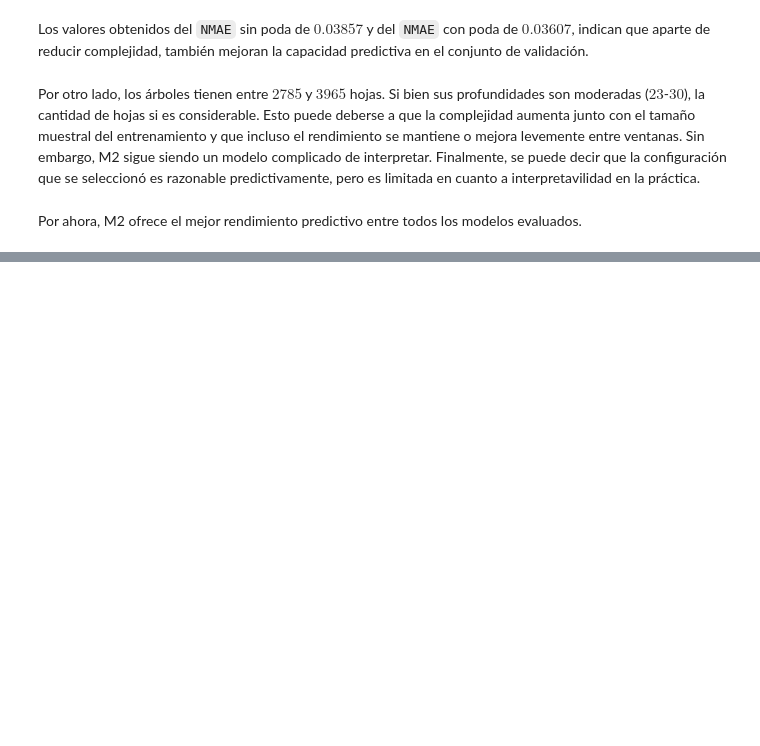
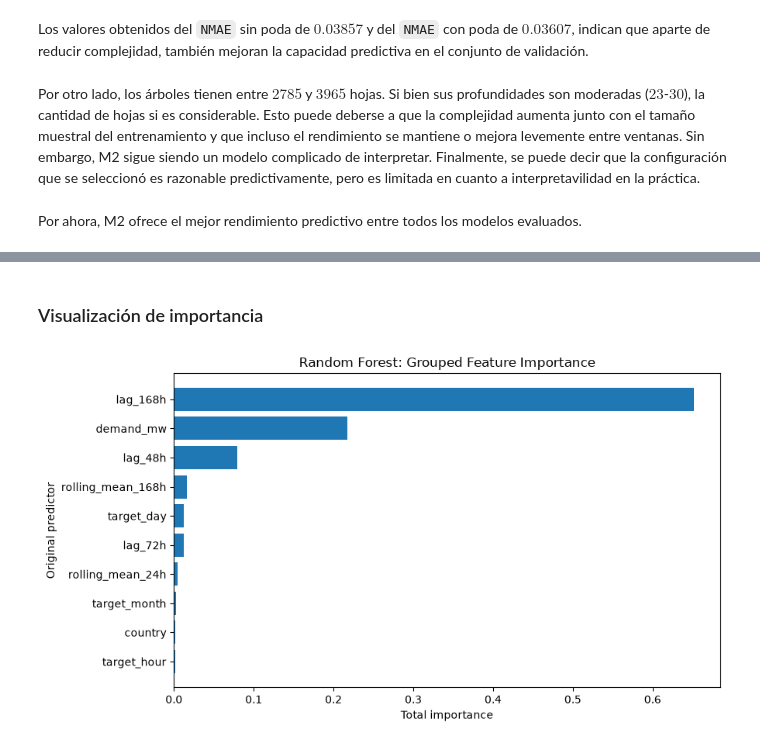
Before and after one commit to jorge-mardones-data/electricity-demand-forecasting, a Jupyter notebook: notebooks/03_model_development.ipynb, the cells around one changed output, grey strips where cells are left out. Saved outputs shown, nothing was run; the diff lists cells and outputs as text; code cells hidden in the pictures; blank space fills up the shorter version.

```diff
--- a/notebooks/03_model_development.ipynb
+++ b/notebooks/03_model_development.ipynb
@@ -904,0 +1437,30 @@ Por ahora, M2 ofrece el mejor rendimiento predictivo entre todos los modelos eva
+# %%
+# Group transformed feature importance by original predictor
+
+def get_original_predictor(feature_name):
+
+    for predictor in candidate_predictors:
+
+        if (
+            feature_name == f"num__{predictor}"
+            or feature_name == f"cat__{predictor}"
+            or feature_name.startswith(f"cat__{predictor}_")
+        ):
+            return predictor
+
+    return feature_name
+
+
+feature_importance["original_predictor"] = (
+    feature_importance["feature"].apply(get_original_predictor)
+)
+
+m3_grouped_importance = (
+    feature_importance
+    .groupby("original_predictor")["importance"]
+    .sum()
+    .sort_values(ascending=False)
+    .reset_index()
+)
+
+display(m3_grouped_importance)
@@ -904,0 +1479,18 @@ Por ahora, M2 ofrece el mejor rendimiento predictivo entre todos los modelos eva
+# %% [markdown]
+### Visualización de importancia
+# %%
+plt.figure(figsize=(9, 5))
+
+plt.barh(
+    m3_grouped_importance["original_predictor"][::-1],
+    m3_grouped_importance["importance"][::-1]
+)
+
+plt.title("Random Forest: Grouped Feature Importance")
+plt.xlabel("Total importance")
+plt.ylabel("Original predictor")
+
+plt.tight_layout()
+plt.show()
+# %% [output]
+[figure, added]
```
Also changed, not shown: parts of 60 cells of this notebook, 6 other files.
